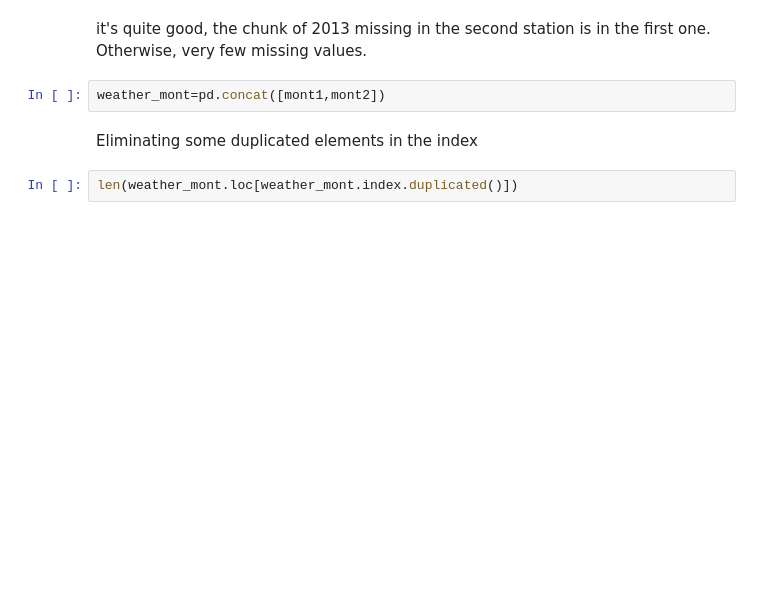
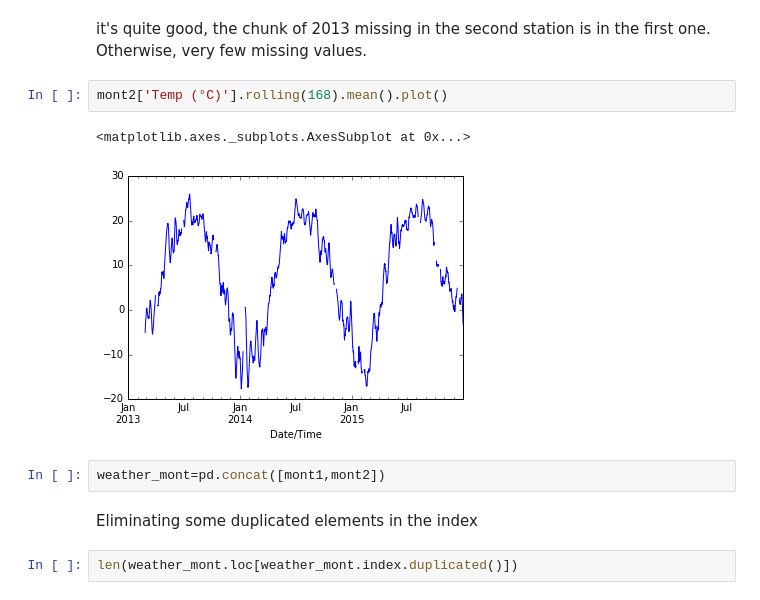
Before and after one commit to casiuncoloso/NATEM_Applied_Energy2017, a Jupyter notebook: household heating availability factors.ipynb, the cells around one changed output. Saved outputs shown, nothing was run; the diff lists cells and outputs as text; blank space fills up the shorter version.

```diff
--- a/household heating availability factors.ipynb
+++ b/household heating availability factors.ipynb
@@ -88,5 +128,10 @@ mont2['2013']['Temp (°C)'].plot(figsize=[12,6],color='r',alpha=0.5)
 # %% [markdown]
 it's quite good, the chunk of 2013 missing in the second station is in the first one. Otherwise, very few missing values.
+# %%
+mont2['Temp (°C)'].rolling(168).mean().plot()
+# %% [output]
+<matplotlib.axes._subplots.AxesSubplot at 0x...>
+[figure, added]
 # %%
 weather_mont=pd.concat([mont1,mont2])
 # %% [markdown]
```
Also changed, not shown: parts of 30 cells of this notebook.
